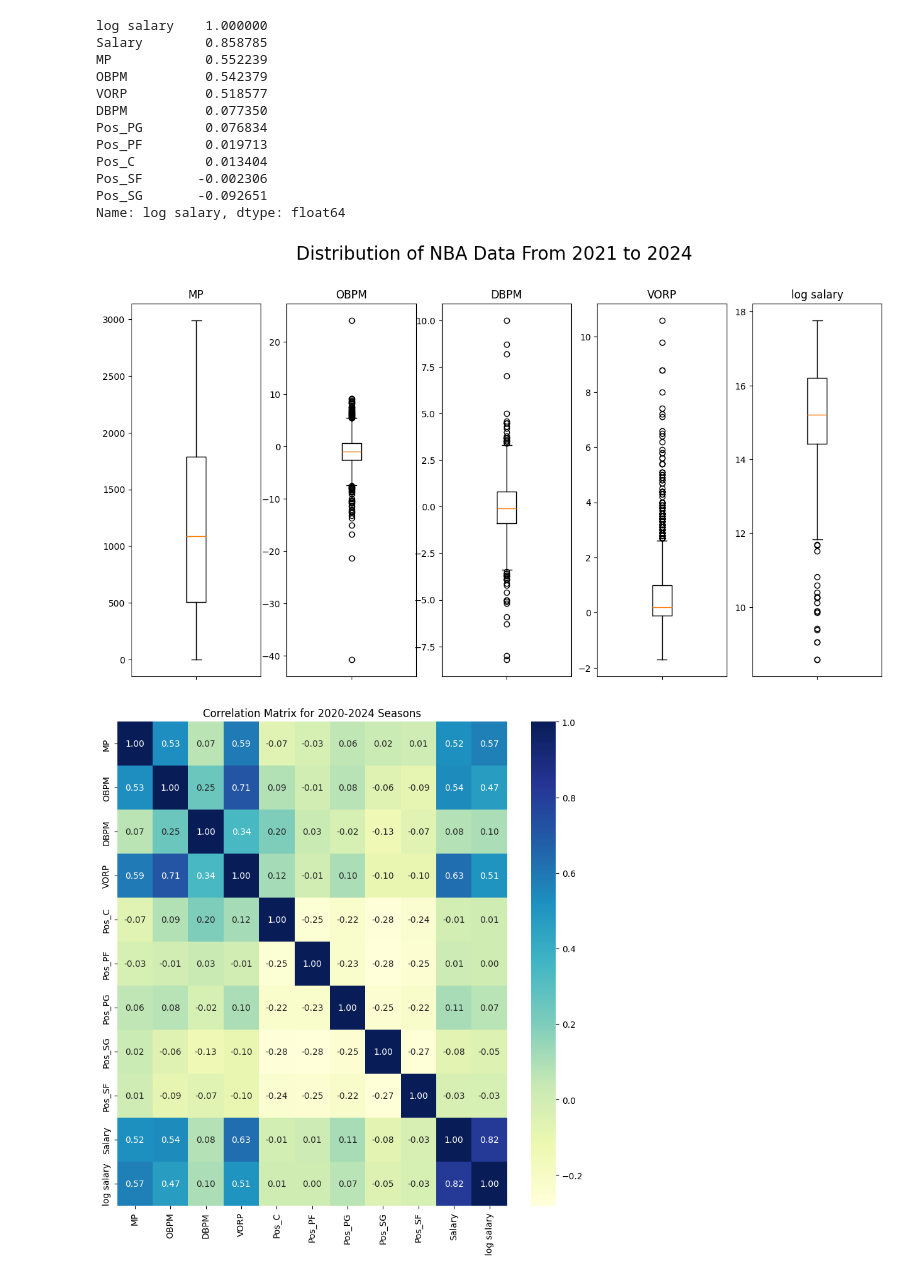
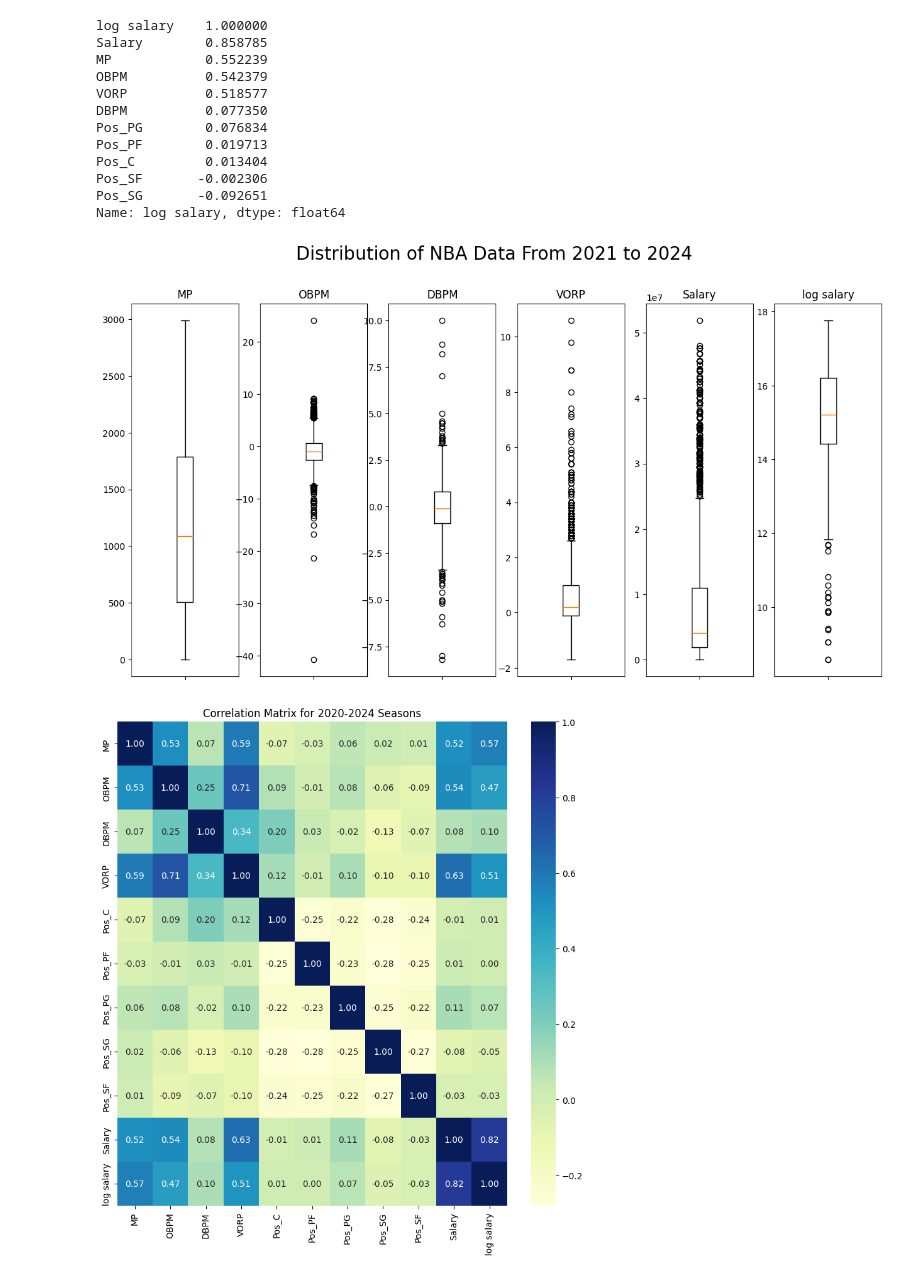
Before and after one commit to jhatch3/NBA-Salary-Minning, a Jupyter notebook: NBA-Salary/main.ipynb, the cells around one changed output. Saved outputs shown, nothing was run; the diff lists cells and outputs as text; code cells hidden in the pictures.

```diff
--- a/NBA-Salary/main.ipynb
+++ b/NBA-Salary/main.ipynb
@@ -200,21 +200,21 @@ Pos_SF       -0.002306
 Pos_SG       -0.092651
 Name: log salary, dtype: float64
 # %%
-fig, ax = plt.subplots(1, 5, figsize=(15, 7.5), sharey=False)
+fig, ax = plt.subplots(1, 6, figsize=(15, 7.5), sharey=False)
 
-cols = ["MP", "OBPM", "DBPM", "VORP", "log salary"]
+cols = ["MP", "OBPM", "DBPM", "VORP", "Salary", "log salary"]
 
 training_df = df_original[df_original["Year"].isin([2020,2021,2022,2023,2024])]
 
 for j, col in enumerate(cols):
     ax[j].boxplot(training_df[col].dropna())
     ax[j].set_title(col)
     ax[j].tick_params(axis="x", labelbottom=False)
 
 fig.suptitle("Distribution of NBA Data From 2021 to 2024", fontsize=20, y=1)
 plt.show()
 # %% [output]
-[figure, old version]
+[figure, new version]
 # %%
 pos_encoded = pd.get_dummies(df_original['Pos'], prefix='Pos', dtype=int)
 df = pd.concat([df_original, pos_encoded], axis=1)
```
Also changed, not shown: parts of 1 cell of this notebook.
